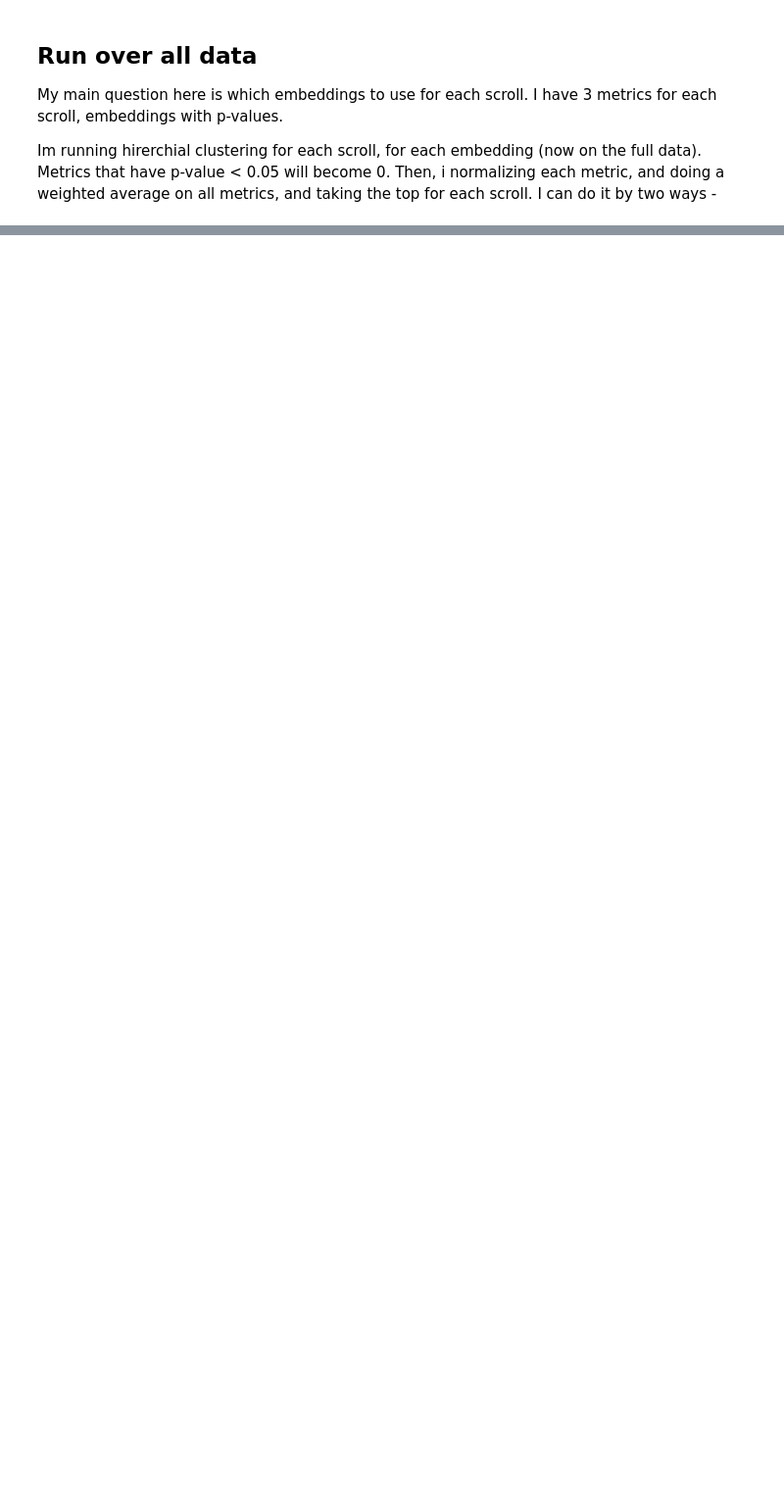
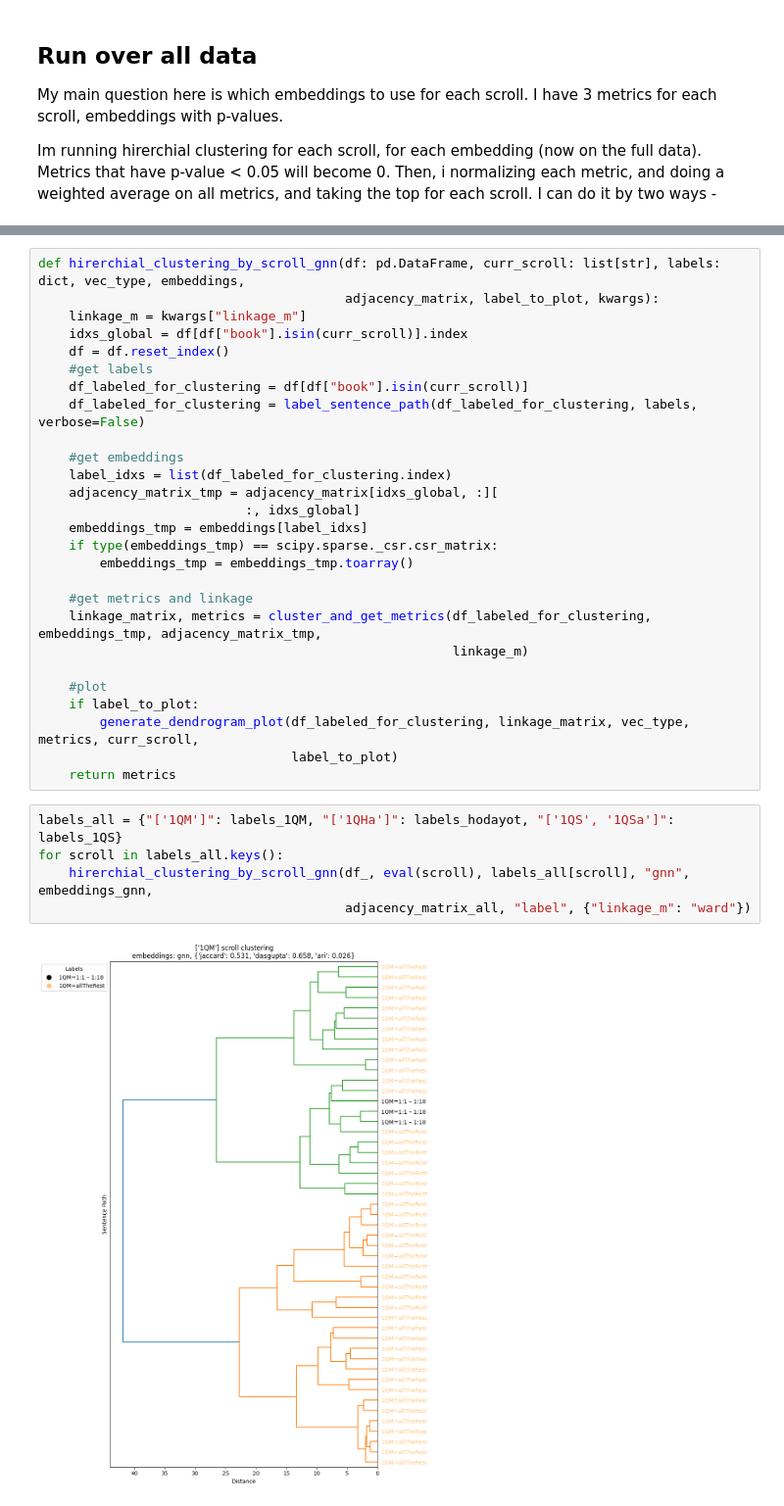
Before and after one commit to yonatanlou/QumranNLP, a Jupyter notebook: notebooks/5.1-clusteing_by_scroll.ipynb, the cells around one changed output, grey strips where cells are left out. Shown at 98% size. Drawn from its saved outputs; the diff is of its cells as text; blank space fills up the shorter version.

```diff
--- a/notebooks/5.1-clusteing_by_scroll.ipynb
+++ b/notebooks/5.1-clusteing_by_scroll.ipynb
@@ -442,0 +504,34 @@ for i, row  in best_normalized.iterrows():
+# %%
+def hirerchial_clustering_by_scroll_gnn(df: pd.DataFrame, curr_scroll: list[str], labels: dict, vec_type, embeddings,
+                                        adjacency_matrix, label_to_plot, kwargs):
+    linkage_m = kwargs["linkage_m"]
+    idxs_global = df[df["book"].isin(curr_scroll)].index
+    df = df.reset_index()
+    #get labels
+    df_labeled_for_clustering = df[df["book"].isin(curr_scroll)]
+    df_labeled_for_clustering = label_sentence_path(df_labeled_for_clustering, labels, verbose=False)
+
+    #get embeddings
+    label_idxs = list(df_labeled_for_clustering.index)
+    adjacency_matrix_tmp = adjacency_matrix[idxs_global, :][
+                           :, idxs_global]
+    embeddings_tmp = embeddings[label_idxs]
+    if type(embeddings_tmp) == scipy.sparse._csr.csr_matrix:
+        embeddings_tmp = embeddings_tmp.toarray()
+
+    #get metrics and linkage
+    linkage_matrix, metrics = cluster_and_get_metrics(df_labeled_for_clustering, embeddings_tmp, adjacency_matrix_tmp,
+                                                      linkage_m)
+
+    #plot
+    if label_to_plot:
+        generate_dendrogram_plot(df_labeled_for_clustering, linkage_matrix, vec_type, metrics, curr_scroll,
+                                 label_to_plot)
+    return metrics
+# %%
+labels_all = {"['1QM']": labels_1QM, "['1QHa']": labels_hodayot, "['1QS', '1QSa']": labels_1QS}
+for scroll in labels_all.keys():
+    hirerchial_clustering_by_scroll_gnn(df_, eval(scroll), labels_all[scroll], "gnn", embeddings_gnn,
+                                        adjacency_matrix_all, "label", {"linkage_m": "ward"})
+# %% [output]
+[figure, added]
```
Also changed, not shown: parts of 16 cells of this notebook.
